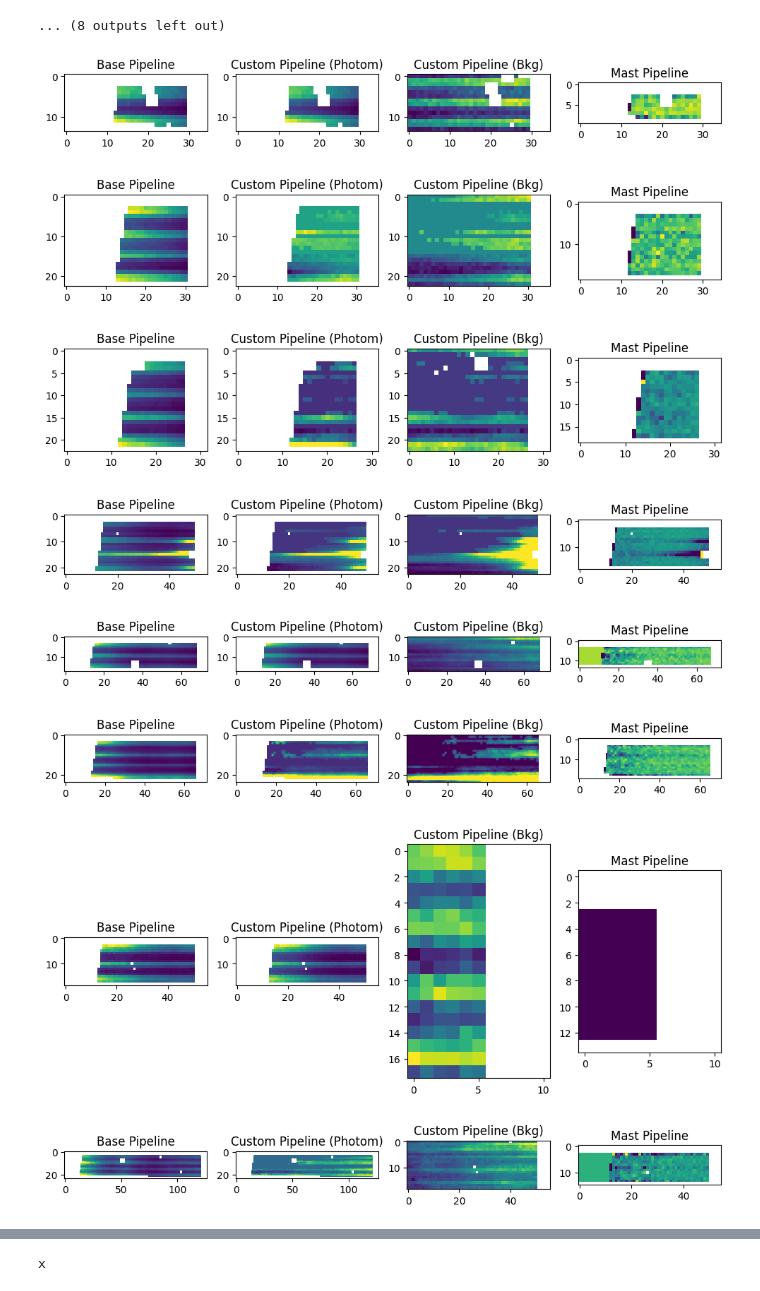
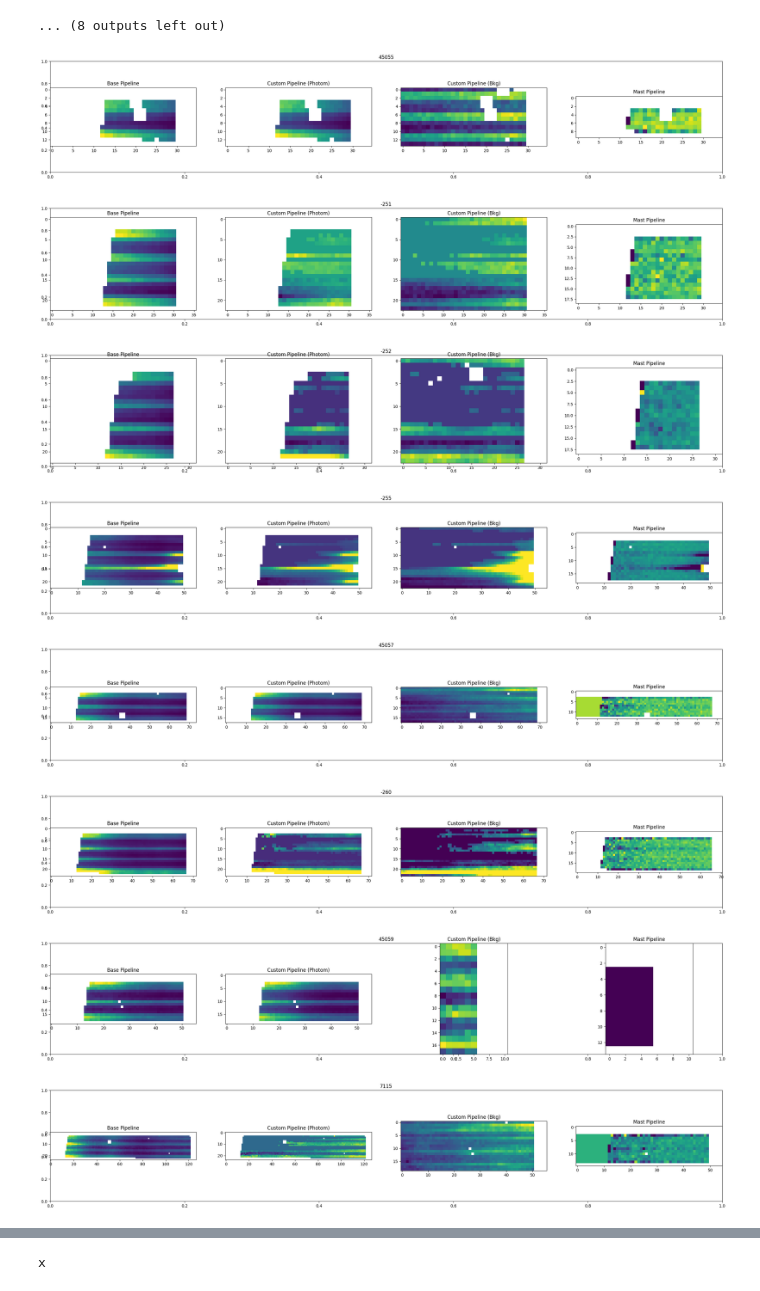
Before and after one commit to TimEpsilon/BetterNIRSpecBackground, a Jupyter notebook: detailledPipeline/DetailedPipeline.ipynb, the cells around one changed output, grey strips where cells are left out. Saved outputs shown, nothing was run; the diff lists cells and outputs as text; code cells hidden in the pictures.

```diff
--- a/detailledPipeline/DetailedPipeline.ipynb
+++ b/detailledPipeline/DetailedPipeline.ipynb
@@ -65,7 +68,9 @@ with fits.open('./BasePipeline/jw01345070001_05101_00003_nrs1_cal.fits') as hdul
                     n += 1
                     data = hdu.data
 
-                    plt.figure(n,figsize=(12,30))
+                    plt.figure(n,figsize=(30,5))
+
+                    plt.title(hdu.header["SOURCEID"])
                     plt.subplot(1,4,1)
                     plt.title("Base Pipeline")
                     vmin,vmax = Zscale().get_limits(data)
@@ -97,38 +102,38 @@ with fits.open('./BasePipeline/jw01345070001_05101_00003_nrs1_cal.fits') as hdul
                     if n > 10:
                         break
                     n += 1
                     data = hdu.data
 
                     plt.figure(n)
                     plt.subplot(1,4,3)
                     plt.title("Custom Pipeline (Bkg)")
                     vmin,vmax = Zscale().get_limits(data)
                     plt.imshow(data,vmin=vmin,vmax=vmax,interpolation=None)
 
                 n = 0
                 for i,hdu in enumerate(hdul4):
                     if not hdu.name == 'SCI':
                         continue
                     if np.all(np.isnan(hdu.data)):
                         continue
                     if n > 10:
                         break
                     n += 1
                     data = hdu.data
 
                     plt.figure(n)
                     plt.subplot(1,4,4)
                     plt.title("Mast Pipeline")
                     vmin,vmax = Zscale().get_limits(data)
                     plt.imshow(data,vmin=vmin,vmax=vmax,interpolation=None)
 
 plt.show()
 # %% [output]
-[figure, old version]
+[figure, new version]
-[figure, old version]
+[figure, new version]
-[figure, old version]
+[figure, new version]
-[figure, old version]
+[figure, new version]
-[figure, old version]
+[figure, new version]
-[figure, old version]
+[figure, new version]
-[figure, old version]
+[figure, new version]
-[figure, old version]
+[figure, new version]
```
Also changed, not shown: parts of 2 cells of this notebook, 2 other files.
